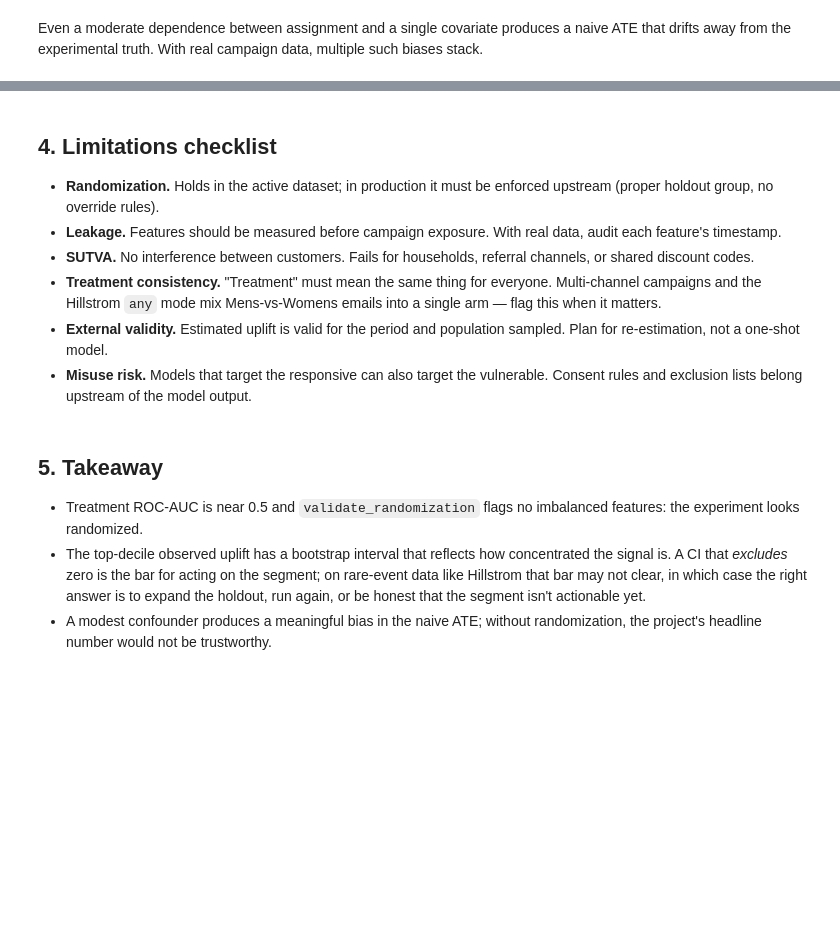
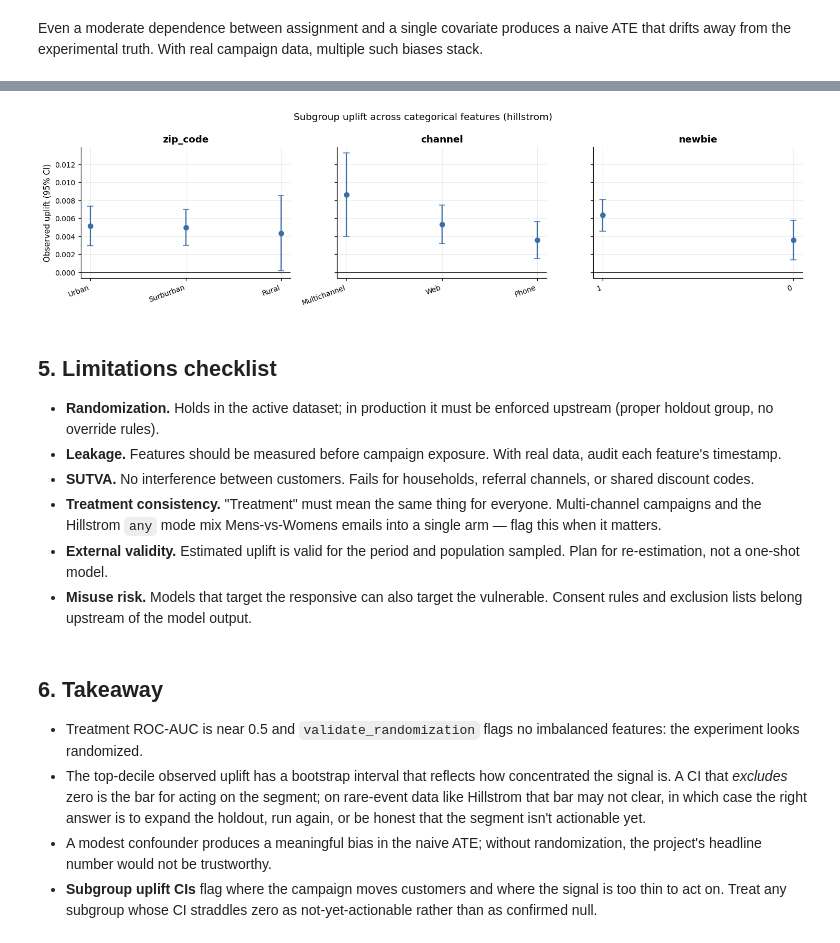
Before and after one commit to DiogoRibeiro7/causal-uplift-marketing-campaign, a Jupyter notebook: notebooks/07_bias_limitations_and_causal_assumptions.ipynb, the cells around one changed output, grey strips where cells are left out. Saved outputs shown, nothing was run; the diff lists cells and outputs as text; code cells hidden in the pictures; blank space fills up the shorter version.

```diff
--- a/notebooks/07_bias_limitations_and_causal_assumptions.ipynb
+++ b/notebooks/07_bias_limitations_and_causal_assumptions.ipynb
@@ -159,0 +165,14 @@ Even a moderate dependence between assignment and a single covariate produces a
+# %%
+from uplift_marketing.uplift import subgroup_uplift_with_ci
+
+subgroup_columns = [
+    c for c in [dataset.primary_segment_column, "channel", "device", "newbie"]
+    if c in data.columns
+]
+subgroup_tables = {
+    col: subgroup_uplift_with_ci(
+        data, group_col=col, confidence=0.95, min_arm_size=200,
+    )
+    for col in subgroup_columns
+}
+subgroup_columns
@@ -159,0 +181,5 @@ Even a moderate dependence between assignment and a single covariate produces a
+# %%
+for col, table in subgroup_tables.items():
+    print(f"=== Uplift by {col!r} ({dataset.source})")
+    print(table.round(4).to_string(index=False))
+    print()
@@ -160,5 +203,36 @@ Even a moderate dependence between assignment and a single covariate produces a
+# %%
+fig, axes = plt.subplots(
+    1, len(subgroup_tables),
+    figsize=(4.5 * len(subgroup_tables), 3.6),
+    sharey=True,
+)
+if len(subgroup_tables) == 1:
+    axes = [axes]
+for ax, (col, table) in zip(axes, subgroup_tables.items()):
+    populated = table.dropna(subset=["ci_low"]).copy()
+    populated = populated.reset_index(drop=True)
+    lower = (populated["observed_uplift"] - populated["ci_low"]).to_numpy()
+    upper = (populated["ci_high"] - populated["observed_uplift"]).to_numpy()
+    yerr = np.vstack([lower, upper])
+    ax.errorbar(
+        populated.index, populated["observed_uplift"],
+        yerr=yerr, fmt="o", color="#3b6ea8", capsize=4,
+    )
+    ax.axhline(0, color="black", linewidth=0.7)
+    ax.set_xticks(populated.index)
+    ax.set_xticklabels(populated[col].astype(str), rotation=20, ha="right")
+    ax.set_title(col)
+axes[0].set_ylabel("Observed uplift (95% CI)")
+fig.suptitle(
+    f"Subgroup uplift across categorical features ({dataset.source})"
+)
+fig.tight_layout()
+save_figure(fig, "07_subgroup_uplift")
+plt.show()
+# %% [output]
+[figure, added]
 # %% [markdown]
-## 4. Limitations checklist
+## 5. Limitations checklist
 
 - **Randomization.** Holds in the active dataset; in production it must be enforced upstream (proper holdout group, no override rules).
 - **Leakage.** Features should be measured before campaign exposure. With real data, audit each feature's timestamp.
@@ -167,8 +241,9 @@ Even a moderate dependence between assignment and a single covariate produces a
 - **External validity.** Estimated uplift is valid for the period and population sampled. Plan for re-estimation, not a one-shot model.
 - **Misuse risk.** Models that target the responsive can also target the vulnerable. Consent rules and exclusion lists belong upstream of the model output.
 # %% [markdown]
-## 5. Takeaway
+## 6. Takeaway
 
 - Treatment ROC-AUC is near 0.5 and `validate_randomization` flags no imbalanced features: the experiment looks randomized.
 - The top-decile observed uplift has a bootstrap interval that reflects how concentrated the signal is. A CI that *excludes* zero is the bar for acting on the segment; on rare-event data like Hillstrom that bar may not clear, in which case the right answer is to expand the holdout, run again, or be honest that the segment isn't actionable yet.
 - A modest confounder produces a meaningful bias in the naive ATE; without randomization, the project's headline number would not be trustworthy.
+- **Subgroup uplift CIs** flag where the campaign moves customers and where the signal is too thin to act on. Treat any subgroup whose CI straddles zero as not-yet-actionable rather than as confirmed null.
```
Also changed, not shown: parts of 3 cells of this notebook, 6 other files.
